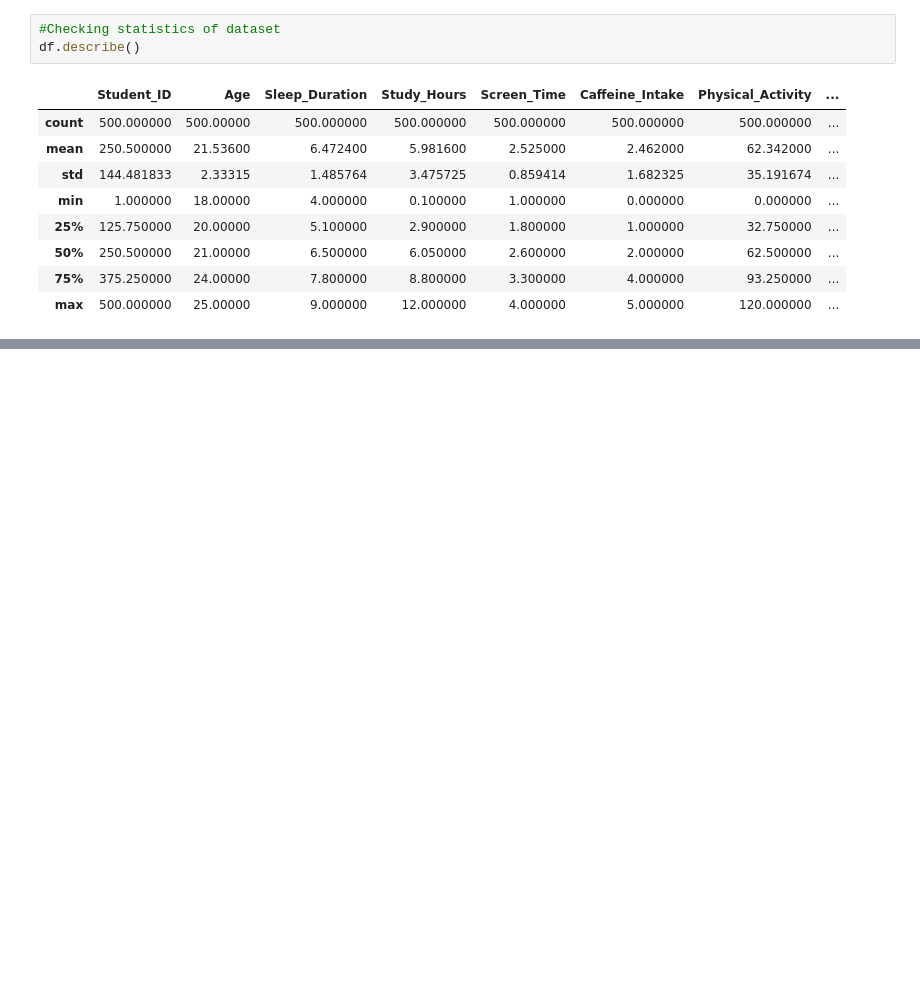
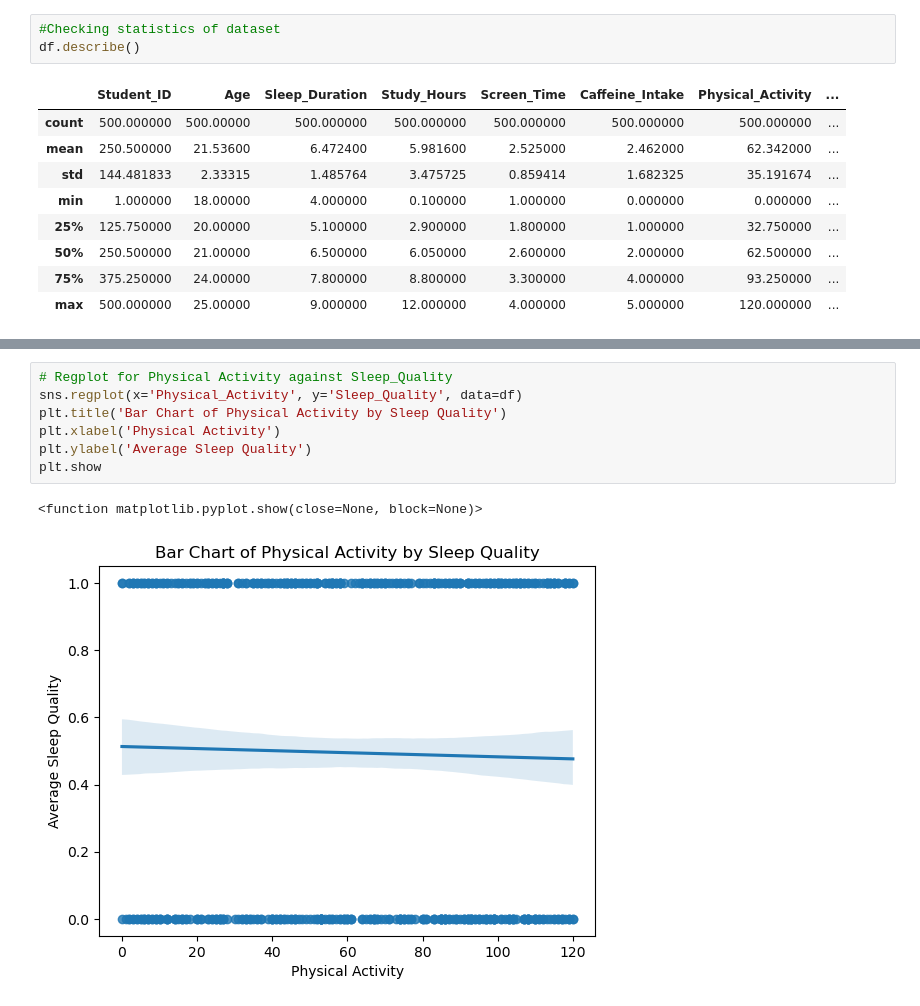
Before and after one commit to ShemaiahYaba/ML-classification-project, a Jupyter notebook: SLEEP QUALITY CLASSIFICATION.ipynb, the cells around one changed output, grey strips where cells are left out. Cells and saved outputs as stored; diff of their text form; blank space fills up the shorter version.

```diff
--- a/SLEEP QUALITY CLASSIFICATION.ipynb
+++ b/SLEEP QUALITY CLASSIFICATION.ipynb
@@ -133,0 +199,10 @@ plt.show()
+# %%
+# Regplot for Physical Activity against Sleep_Quality
+sns.regplot(x='Physical_Activity', y='Sleep_Quality', data=df)
+plt.title('Bar Chart of Physical Activity by Sleep Quality')
+plt.xlabel('Physical Activity')
+plt.ylabel('Average Sleep Quality')
+plt.show
+# %% [output]
+<function matplotlib.pyplot.show(close=None, block=None)>
+[figure, added]
```
Also changed, not shown: parts of 10 cells of this notebook.
